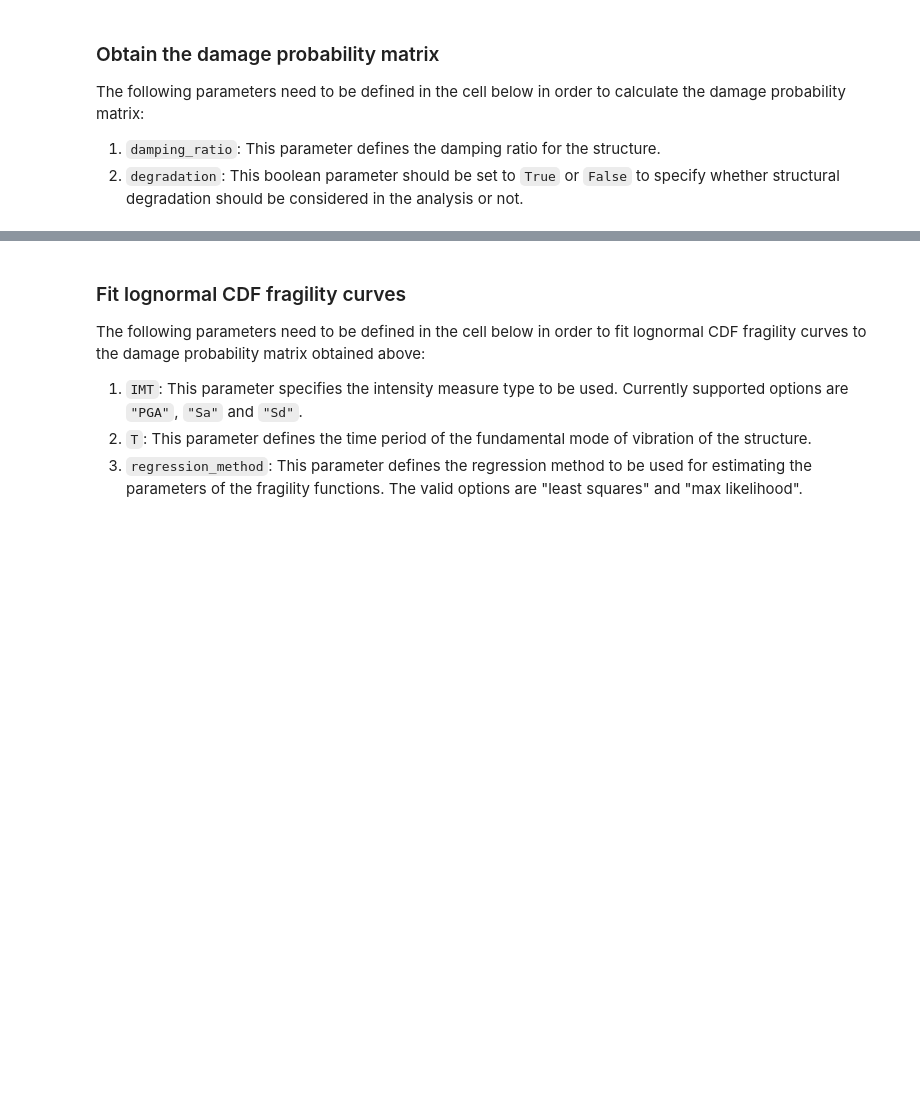
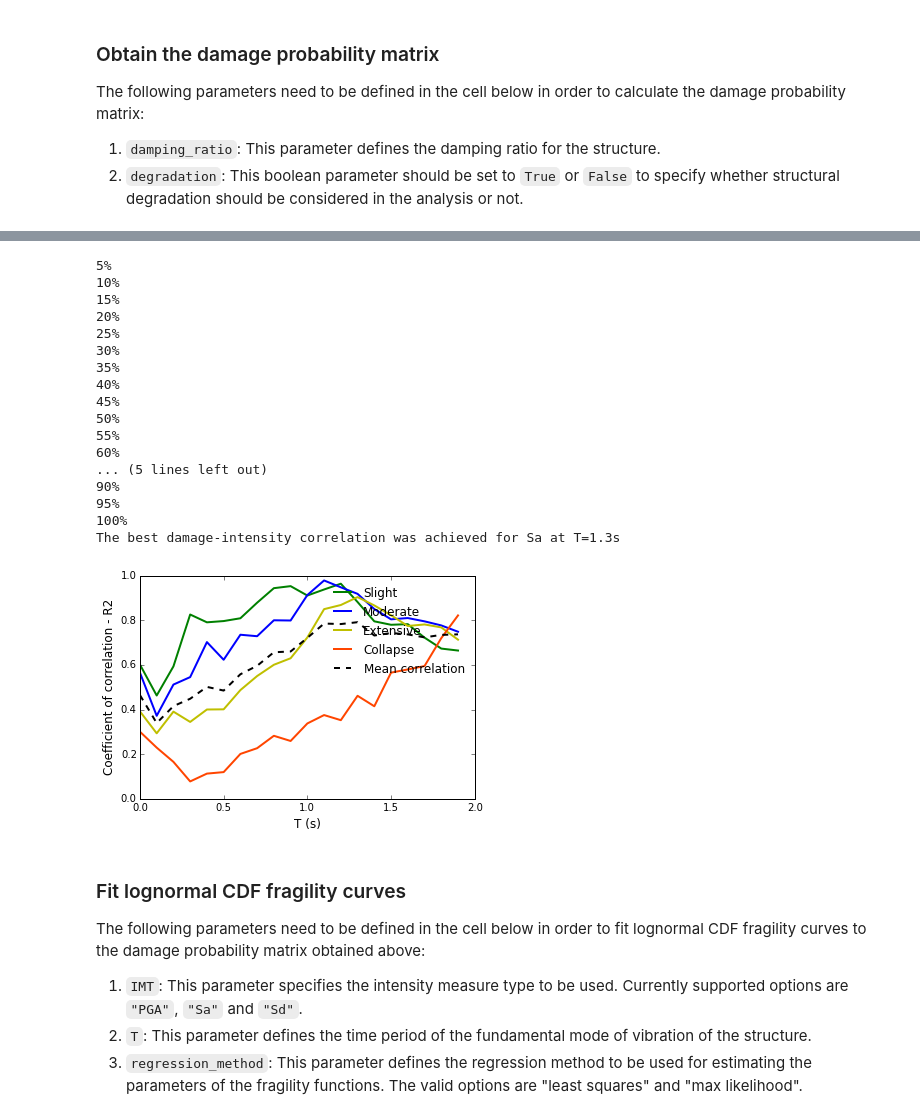
Before and after one commit to GEMScienceTools/rmtk, a Jupyter notebook: rmtk/vulnerability/derivation_fragility/NLTHA_on_SDOF/NLTHA_on_SDOF.ipynb, the cells around one changed output, grey strips where cells are left out. Drawn from its saved outputs; the diff is of its cells as text; code cells hidden in the pictures; blank space fills up the shorter version.

```diff
--- a/rmtk/vulnerability/derivation_fragility/NLTHA_on_SDOF/NLTHA_on_SDOF.ipynb
+++ b/rmtk/vulnerability/derivation_fragility/NLTHA_on_SDOF/NLTHA_on_SDOF.ipynb
@@ -23,9 +23,9 @@ In order to use this methodology, it is necessary to provide one (or a group) of
 
 Please provide the location of the file containing the capacity curves using the parameter `capacity_curves_file`.
 # %%
-capacity_curves_file = "../../../../../rmtk_data/capacity_curves_Sa-Sd.csv"
-#sdof_hysteresis = "Default"
-sdof_hysteresis = "../../../../../rmtk_data/pinching_parameters.csv"
+capacity_curves_file = "../../../../../rmtk_data/capacity_curves_point.csv"
+sdof_hysteresis = "Default"
+#sdof_hysteresis = "../../../../../rmtk_data/pinching_parameters.csv"
 # %%
 from read_pinching_parameters import read_parameters
 
@@ -68,2 +66,5 @@ degradation = False
 # %%
+damping_ratio = 0.05
+degradation = True
 PDM, Sds = NLTHA_on_SDOF.calculate_fragility(capacity_curves, hysteresis, gmrs, damage_model, damping_ratio, degradation)
+utils.save_result(PDM,'../../../../../rmtk_data/PDM.csv')
@@ -70,3 +93,26 @@ PDM, Sds = NLTHA_on_SDOF.calculate_fragility(capacity_curves, hysteresis, gmrs,
+# %%
+minT, maxT,stepT  = 0.0, 2.0, 0.1
+regression_method = 'least squares'
+utils.evaluate_optimal_IM(gmrs,PDM,minT,maxT,stepT,damage_model,damping_ratio,regression_method)
+# %% [output]
+5%
+10%
+15%
+20%
+25%
+30%
+35%
+40%
+45%
+50%
+55%
+60%
+... (5 lines left out)
+90%
+95%
+100%
+The best damage-intensity correlation was achieved for Sa at T=1.3s
+[figure, added]
 # %% [markdown]
 ### Fit lognormal CDF fragility curves
 
```
Also changed, not shown: parts of 17 cells of this notebook, 30 other files.
